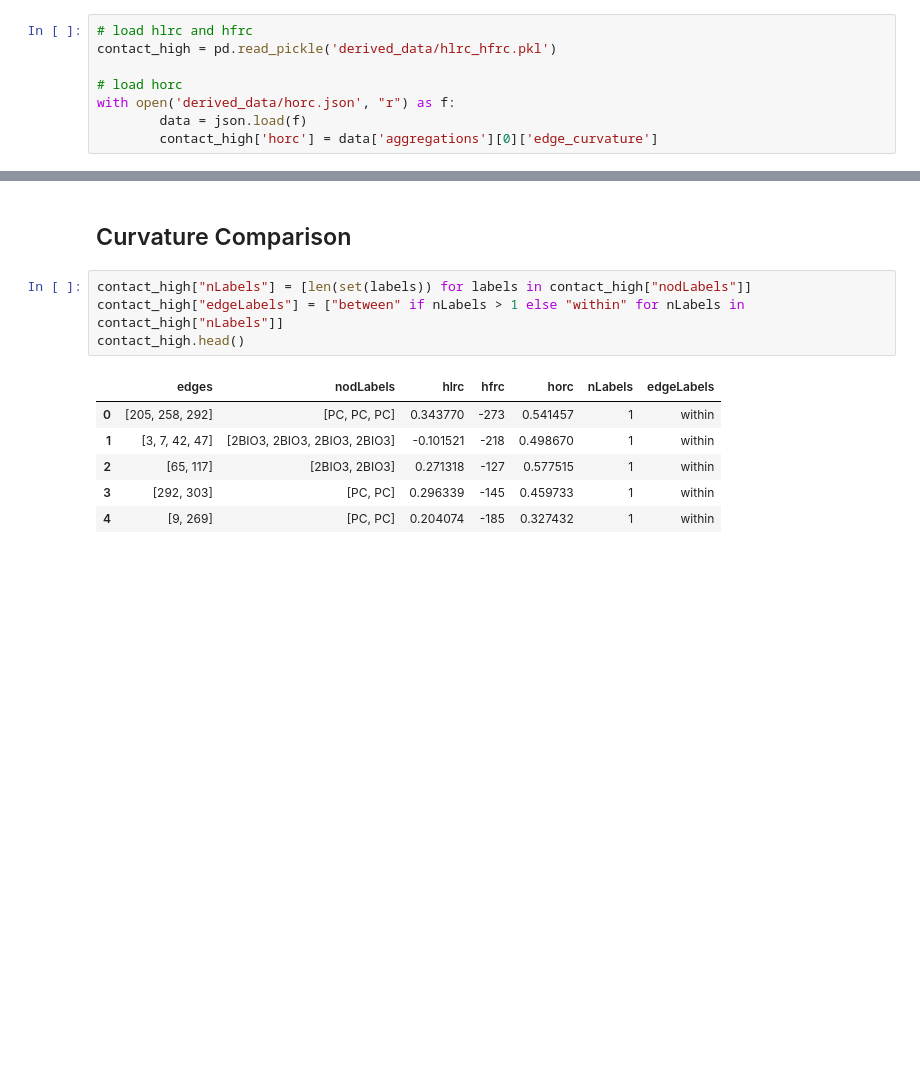
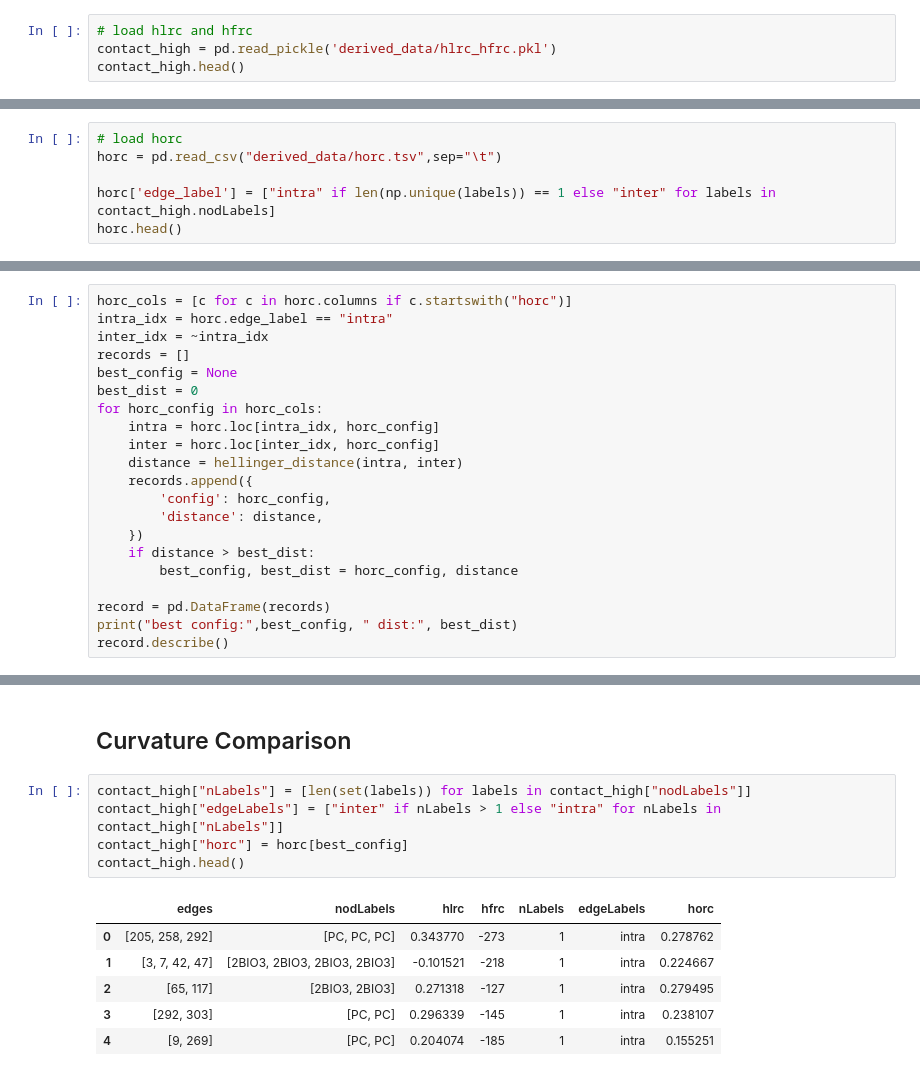
Before and after one commit to shiyi-oo/hypergraph-lower-ricci-curvature, a Jupyter notebook: code/contact-high-school/3.comparison.ipynb, the cells around one changed output, grey strips where cells are left out. Drawn from its saved outputs; the diff is of its cells as text; blank space fills up the shorter version.

Commit message:
update contact-high

```diff
--- a/code/contact-high-school/3.comparison.ipynb
+++ b/code/contact-high-school/3.comparison.ipynb
@@ -19,8 +19,4 @@ nodLabels = [node_lables[idx-1] for idx in nodLabelIdx]
 # %%
 # load hlrc and hfrc
 contact_high = pd.read_pickle('derived_data/hlrc_hfrc.pkl')
-
-# load horc
-with open('derived_data/horc.json', "r") as f:
-        data = json.load(f)
-        contact_high['horc'] = data['aggregations'][0]['edge_curvature']
+contact_high.head()
@@ -35,0 +42,6 @@ contact_high.head()
+# %%
+# load horc
+horc = pd.read_csv("derived_data/horc.tsv",sep="\t")
+
+horc['edge_label'] = ["intra" if len(np.unique(labels)) == 1 else "inter" for labels in contact_high.nodLabels]
+horc.head()
@@ -35,0 +56,21 @@ contact_high.head()
+# %%
+horc_cols = [c for c in horc.columns if c.startswith("horc")]
+intra_idx = horc.edge_label == "intra"
+inter_idx = ~intra_idx
+records = []
+best_config = None
+best_dist = 0
+for horc_config in horc_cols:
+    intra = horc.loc[intra_idx, horc_config]
+    inter = horc.loc[inter_idx, horc_config]
+    distance = hellinger_distance(intra, inter)
+    records.append({
+        'config': horc_config,
+        'distance': distance,
+    })
+    if distance > best_dist:
+        best_config, best_dist = horc_config, distance
+
+record = pd.DataFrame(records)
+print("best config:",best_config, " dist:", best_dist)
+record.describe()
@@ -105,12 +157,13 @@ plt.savefig("./figures/contact_high.pdf",bbox_inches='tight');
 ## Curvature Comparison
 # %%
 contact_high["nLabels"] = [len(set(labels)) for labels in contact_high["nodLabels"]]
-contact_high["edgeLabels"] = ["between" if nLabels > 1 else "within" for nLabels in contact_high["nLabels"]]
+contact_high["edgeLabels"] = ["inter" if nLabels > 1 else "intra" for nLabels in contact_high["nLabels"]]
+contact_high["horc"] = horc[best_config]
 contact_high.head()
 # %% [output]
-|  | edges | nodLabels | hlrc | hfrc | horc | nLabels | edgeLabels |
-| 0 | [205, 258, 292] | [PC, PC, PC] | 0.343770 | -273 | 0.541457 | 1 | within |
-| 1 | [3, 7, 42, 47] | [2BIO3, 2BIO3, 2BIO3, 2BIO3] | -0.101521 | -218 | 0.498670 | 1 | within |
-| 2 | [65, 117] | [2BIO3, 2BIO3] | 0.271318 | -127 | 0.577515 | 1 | within |
-| 3 | [292, 303] | [PC, PC] | 0.296339 | -145 | 0.459733 | 1 | within |
-| 4 | [9, 269] | [PC, PC] | 0.204074 | -185 | 0.327432 | 1 | within |
+|  | edges | nodLabels | hlrc | hfrc | nLabels | edgeLabels | horc |
+| 0 | [205, 258, 292] | [PC, PC, PC] | 0.343770 | -273 | 1 | intra | 0.278762 |
+| 1 | [3, 7, 42, 47] | [2BIO3, 2BIO3, 2BIO3, 2BIO3] | -0.101521 | -218 | 1 | intra | 0.224667 |
+| 2 | [65, 117] | [2BIO3, 2BIO3] | 0.271318 | -127 | 1 | intra | 0.279495 |
+| 3 | [292, 303] | [PC, PC] | 0.296339 | -145 | 1 | intra | 0.238107 |
+| 4 | [9, 269] | [PC, PC] | 0.204074 | -185 | 1 | intra | 0.155251 |
```
Also changed, not shown: parts of 9 cells of this notebook, 6 other files.
